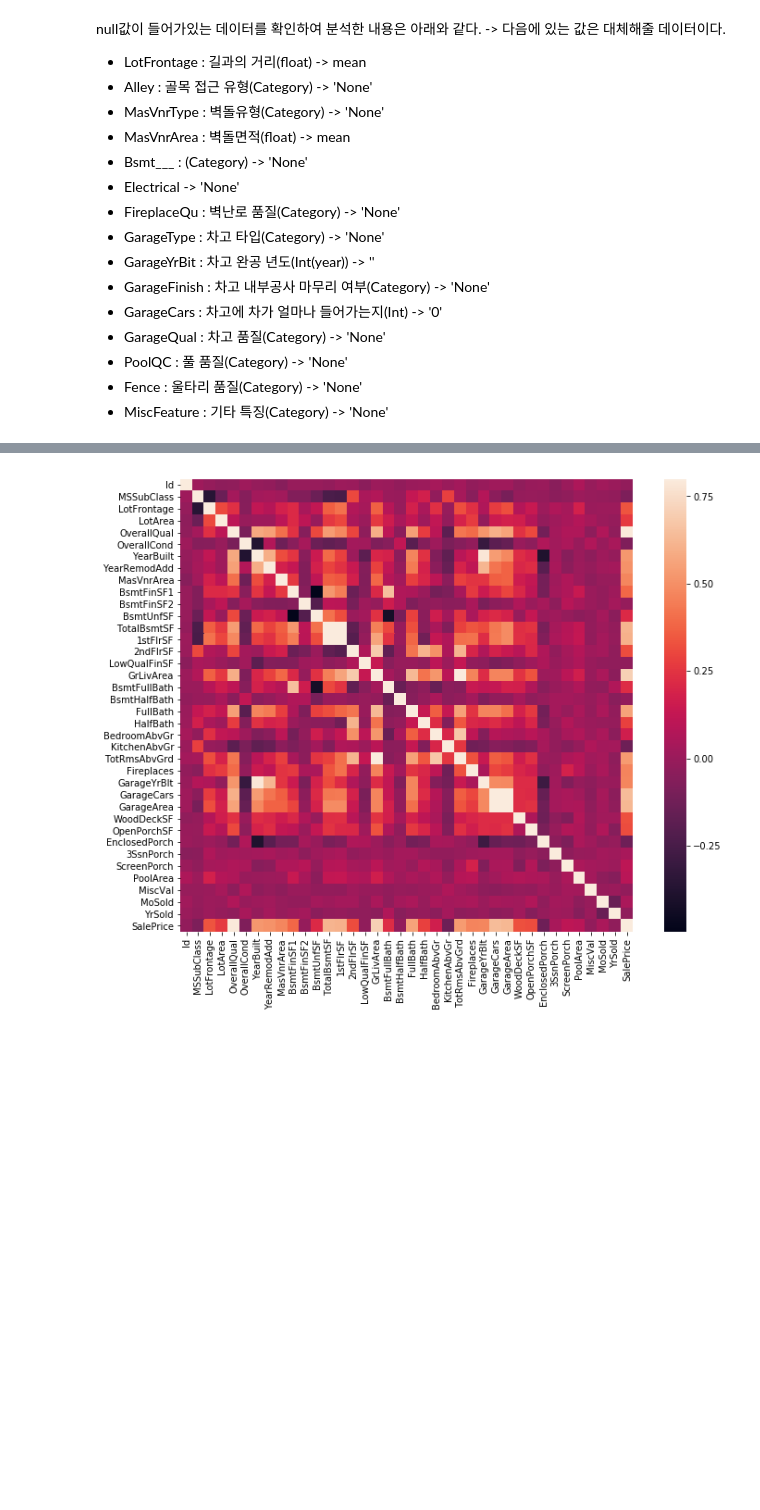
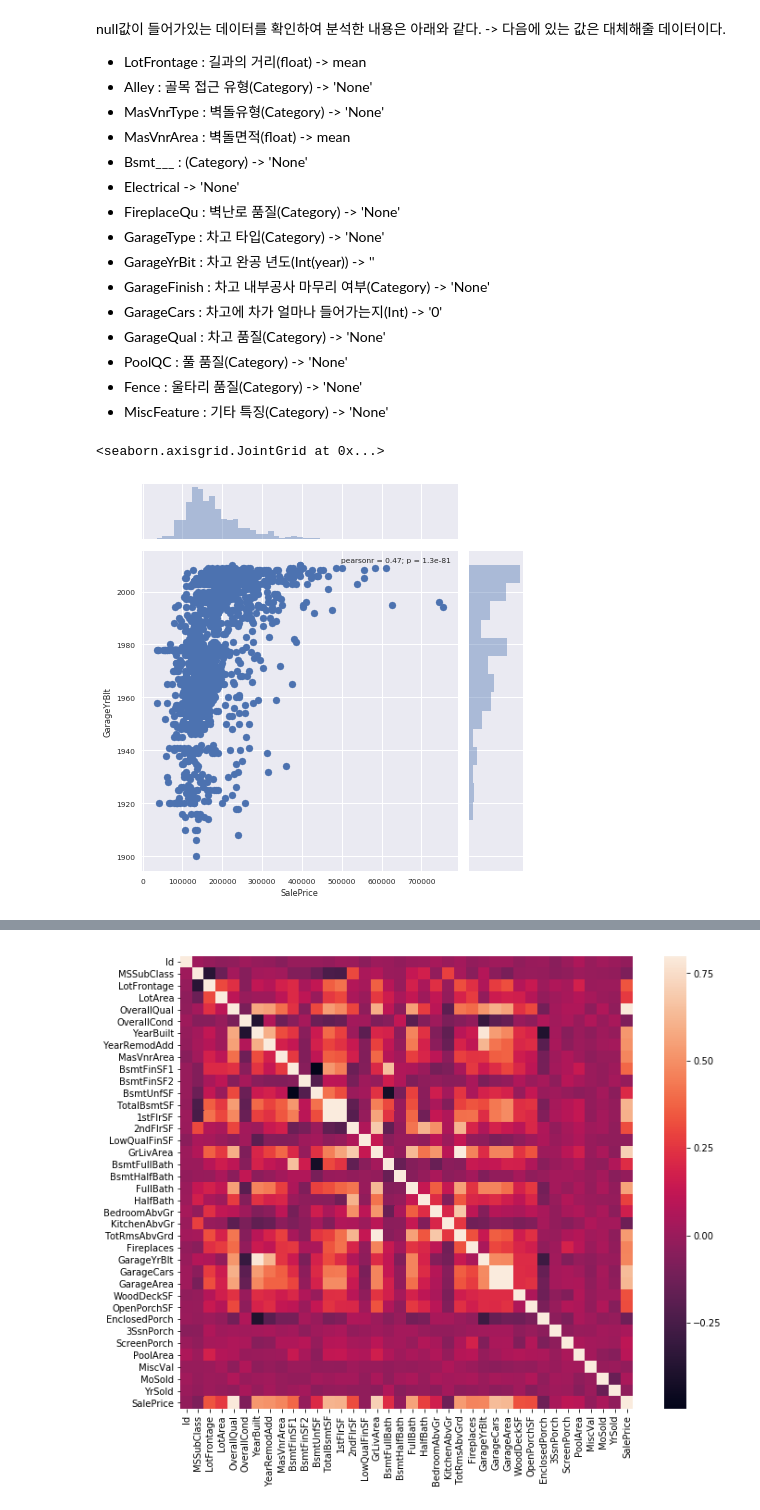
Before and after one commit to rjsdn31536/predict_houseprice_kaggle, a Jupyter notebook: predict.ipynb, the cells around one changed output, grey strips where cells are left out. Saved outputs shown, nothing was run; the diff lists cells and outputs as text; code cells hidden in the pictures; blank space fills up the shorter version.

```diff
--- a/predict.ipynb
+++ b/predict.ipynb
@@ -104,3 +104,8 @@ MiscFeature 1406
  - PoolQC : 풀 품질(Category) -> 'None'
  - Fence : 울타리 품질(Category) -> 'None'
  - MiscFeature : 기타 특징(Category) -> 'None'
+# %%
+sns.jointplot(x="SalePrice", y="GarageYrBlt", data=data_train)
+# %% [output]
+<seaborn.axisgrid.JointGrid at 0x...>
+[figure, added]
```
Also changed, not shown: parts of 11 cells of this notebook, 1 other file.
